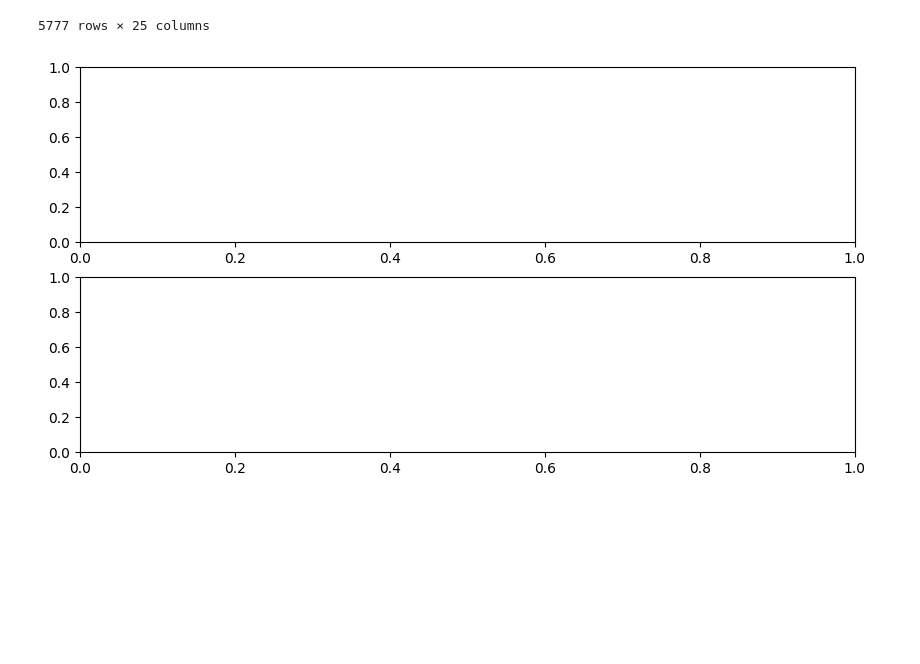
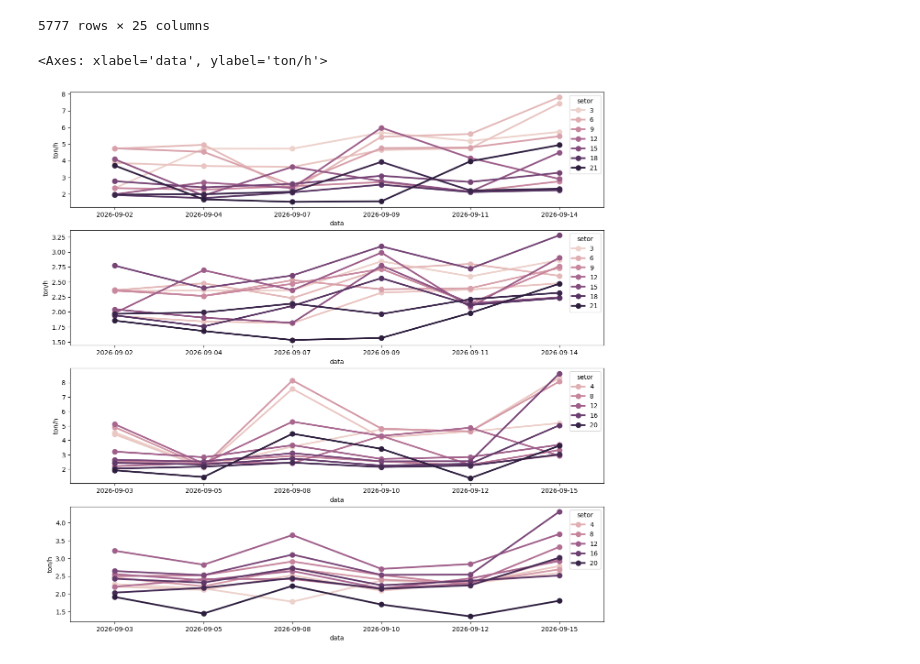
Before and after one commit to Schummy07/monitoramento, a Jupyter notebook: funcs.ipynb, the cells around one changed output. Saved outputs shown, nothing was run; the diff lists cells and outputs as text; code cells hidden in the pictures; blank space fills up the shorter version.

```diff
--- a/funcs.ipynb
+++ b/funcs.ipynb
@@ -350,11 +350,26 @@ dados
 df = pd.read_excel("dados.xlsx", sheet_name= "Dados")
 # %%
 df["data"] = pd.to_datetime(df["data"])
-dados = df[(df["data"] >= "2026-09-01") & (df["data"] <= "2026-09-15")]
+dados_seg_qua_sex = df[(df["data"] >= "2026-09-01")
+                       & (df["data"] <= "2026-09-15")
+                       & (df["dia_semana"].isin(["seg","qua","sex"]) == True)]
 
-teste_soma = dados.groupby(by = ["data", "setor"], as_index = False)["ton/h"].sum()
-teste_media = dados.groupby(by = ["data", "setor"], as_index = False)["ton/h"].mean()
+dados_ter_qui_sab = df[(df["data"] >= "2026-09-01")
+                       & (df["data"] <= "2026-09-15")
+                       & (df["dia_semana"].isin(["ter","qui","sáb", "sab"]) == True)]
+
+teste_soma_seg_quar_sex = dados_seg_qua_sex.groupby(by = ["data", "setor"], as_index = False)["ton/h"].sum()
+teste_media_seg_qua_sex = dados_seg_qua_sex.groupby(by = ["data", "setor"], as_index = False)["ton/h"].mean()
+
+teste_soma_ter_qui_sab = dados_ter_qui_sab.groupby(by = ["data", "setor"], as_index = False)["ton/h"].sum()
+teste_media_ter_qui_sab = dados_ter_qui_sab.groupby(by = ["data", "setor"], as_index = False)["ton/h"].mean()
 # %%
-axis, figura = plt.subplots(2,1, figsize = (10,5))
+figura, axis = plt.subplots(4,1, figsize = (15,15))
+
+sns.pointplot(ax = axis[0], data = teste_soma_seg_quar_sex, x = "data", y = "ton/h", hue = "setor")
+sns.pointplot(ax = axis[1], data = teste_media_seg_qua_sex, x = "data", y = "ton/h", hue = "setor")
+sns.pointplot(ax = axis[2], data = teste_soma_ter_qui_sab, x = "data", y = "ton/h", hue = "setor")
+sns.pointplot(ax = axis[3], data = teste_media_ter_qui_sab, x = "data", y = "ton/h", hue = "setor")
 # %% [output]
+<Axes: xlabel='data', ylabel='ton/h'>
-[figure, old version]
+[figure, new version]
```
Also changed, not shown: parts of 1 cell of this notebook, 2 other files.
